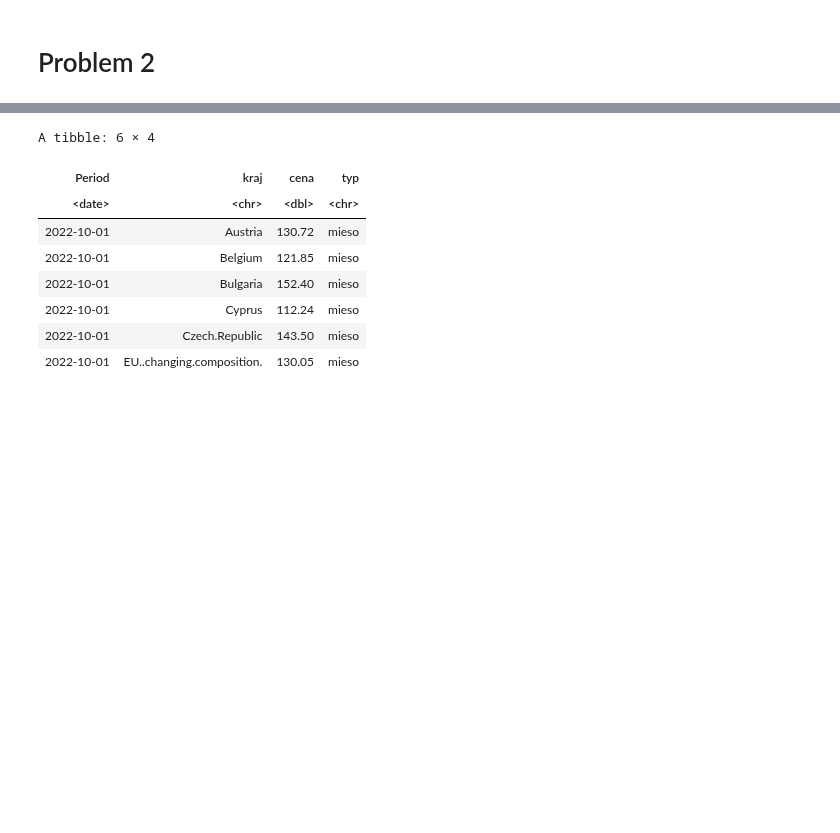
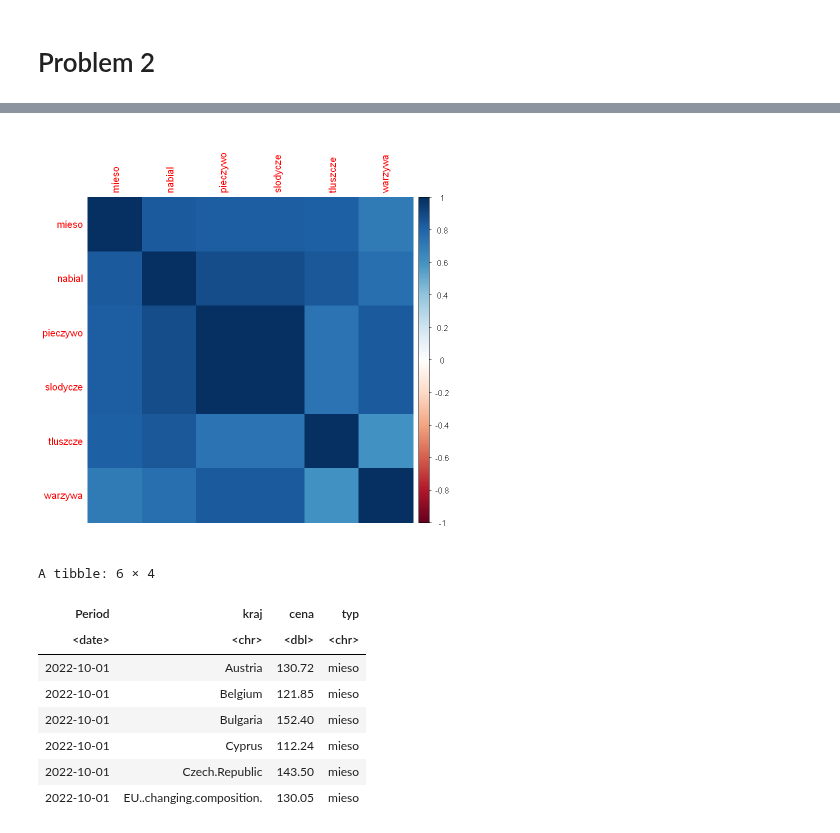
Before and after one commit to AdamixD/SAD_Projekt_1, a Jupyter notebook: Problem2.ipynb, the cells around one changed output, grey strips where cells are left out. Cells and saved outputs as stored; diff of their text form; code cells hidden in the pictures; blank space fills up the shorter version.

Commit message:
correlation matrix

```diff
--- a/Problem2.ipynb
+++ b/Problem2.ipynb
@@ -52,3 +44,11 @@ A data.frame: 6 × 29
+# %%
+rows = 100
+
+#create data frame with 0 rows and 3 columns
+df_cor <- data.frame(matrix(ncol = 6, nrow = rows))
+
+#provide column names
+colnames(df_cor) <- c('mieso', 'nabial', 'pieczywo', 'slodycze', 'tluszcze', 'warzywa')
 # %%
 # tidy
 mieso_tidy <- mieso |> pivot_longer(-Period, names_to = "kraj", values_to = "cena")
@@ -57,6 +57,19 @@ pieczywo_tidy <- pieczywo |> pivot_longer(-Period, names_to = "kraj", values_to
 slodycze_tidy <- slodycze |> pivot_longer(-Period, names_to = "kraj", values_to = "cena")
 tluszcze_tidy <- tluszcze |> pivot_longer(-Period, names_to = "kraj", values_to = "cena")
 warzywa_tidy <- warzywa |> pivot_longer(-Period, names_to = "kraj", values_to = "cena")
+# %%
+df_cor['mieso'] = head(mieso_tidy$cena, n = rows)
+df_cor['nabial'] = head(nabial_tidy$cena, n = rows)
+df_cor['pieczywo'] = head(pieczywo_tidy$cena, n = rows)
+df_cor['slodycze'] = head(pieczywo_tidy$cena, n = rows)
+df_cor['tluszcze'] = head(tluszcze_tidy$cena, n = rows)
+df_cor['warzywa'] = head(warzywa_tidy$cena, n = rows)
+# %%
+cor_matrix = cor(df_cor)
+# %%
+corrplot(cor_matrix, method="color")
+# %% [output]
+[figure, added]
 # %%
 # type column
 mieso_tidy["typ"] = "mieso"
```
Also changed, not shown: parts of 4 cells of this notebook.
